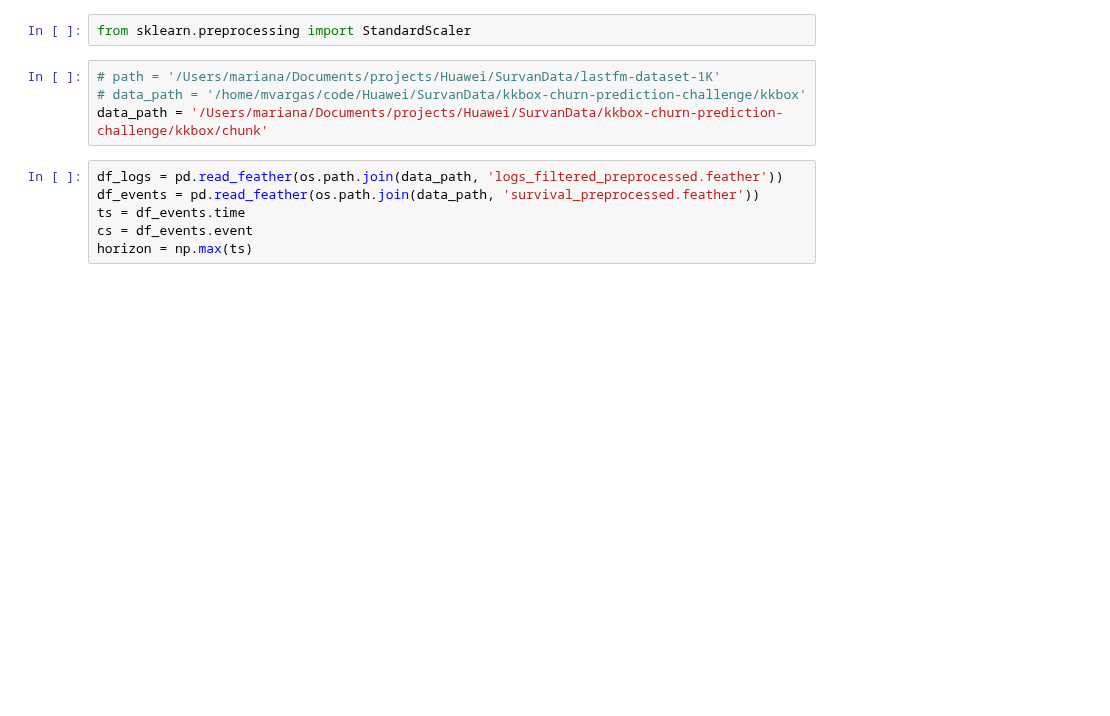
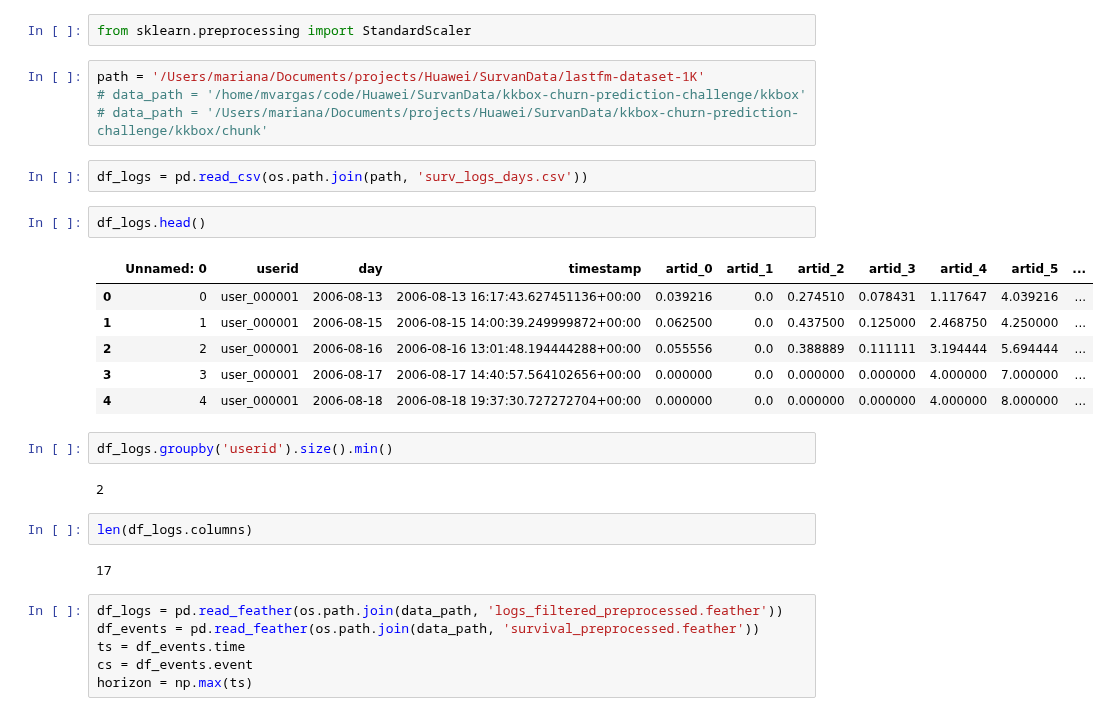
Before and after one commit to marianaw/deeptcsr, a Jupyter notebook: notebooks/load_dataset_debug.ipynb, the cells around one changed output. Cells and saved outputs as stored; diff of their text form; blank space fills up the shorter version.

Commit message:
Updates and lastfm daily

```diff
--- a/notebooks/load_dataset_debug.ipynb
+++ b/notebooks/load_dataset_debug.ipynb
@@ -16,9 +16,28 @@ import pandas as pd
 # %%
 from sklearn.preprocessing import StandardScaler
 # %%
-# path = '/Users/mariana/Documents/projects/Huawei/SurvanData/lastfm-dataset-1K'
+path = '/Users/mariana/Documents/projects/Huawei/SurvanData/lastfm-dataset-1K'
 # data_path = '/home/mvargas/code/Huawei/SurvanData/kkbox-churn-prediction-challenge/kkbox'
-data_path = '/Users/mariana/Documents/projects/Huawei/SurvanData/kkbox-churn-prediction-challenge/kkbox/chunk'
+# data_path = '/Users/mariana/Documents/projects/Huawei/SurvanData/kkbox-churn-prediction-challenge/kkbox/chunk'
+# %%
+df_logs = pd.read_csv(os.path.join(path, 'surv_logs_days.csv'))
+# %%
+df_logs.head()
+# %% [output]
+|  | Unnamed: 0 | userid | day | timestamp | artid_0 | artid_1 | artid_2 | artid_3 | artid_4 | artid_5 | ... |
+| 0 | 0 | user_000001 | 2006-08-13 | 2006-08-13 16:17:43.627451136+00:00 | 0.039216 | 0.0 | 0.274510 | 0.078431 | 1.117647 | 4.039216 | ... |
+| 1 | 1 | user_000001 | 2006-08-15 | 2006-08-15 14:00:39.249999872+00:00 | 0.062500 | 0.0 | 0.437500 | 0.125000 | 2.468750 | 4.250000 | ... |
+| 2 | 2 | user_000001 | 2006-08-16 | 2006-08-16 13:01:48.194444288+00:00 | 0.055556 | 0.0 | 0.388889 | 0.111111 | 3.194444 | 5.694444 | ... |
+| 3 | 3 | user_000001 | 2006-08-17 | 2006-08-17 14:40:57.564102656+00:00 | 0.000000 | 0.0 | 0.000000 | 0.000000 | 4.000000 | 7.000000 | ... |
+| 4 | 4 | user_000001 | 2006-08-18 | 2006-08-18 19:37:30.727272704+00:00 | 0.000000 | 0.0 | 0.000000 | 0.000000 | 4.000000 | 8.000000 | ... |
+# %%
+df_logs.groupby('userid').size().min()
+# %% [output]
+2
+# %%
+len(df_logs.columns)
+# %% [output]
+17
 # %%
 df_logs = pd.read_feather(os.path.join(data_path, 'logs_filtered_preprocessed.feather'))
 df_events = pd.read_feather(os.path.join(data_path, 'survival_preprocessed.feather'))
```
Also changed, not shown: 5 other files.
